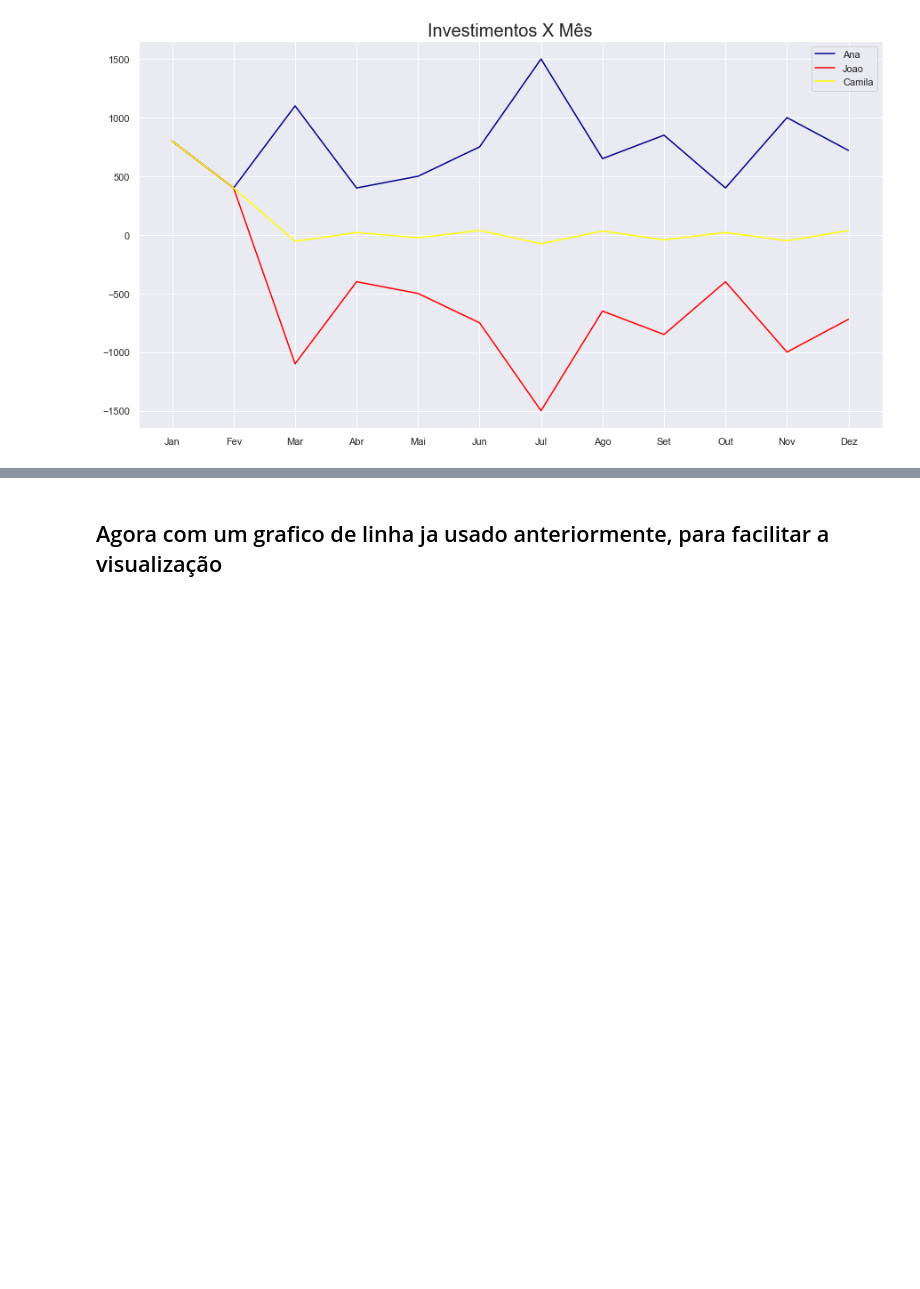
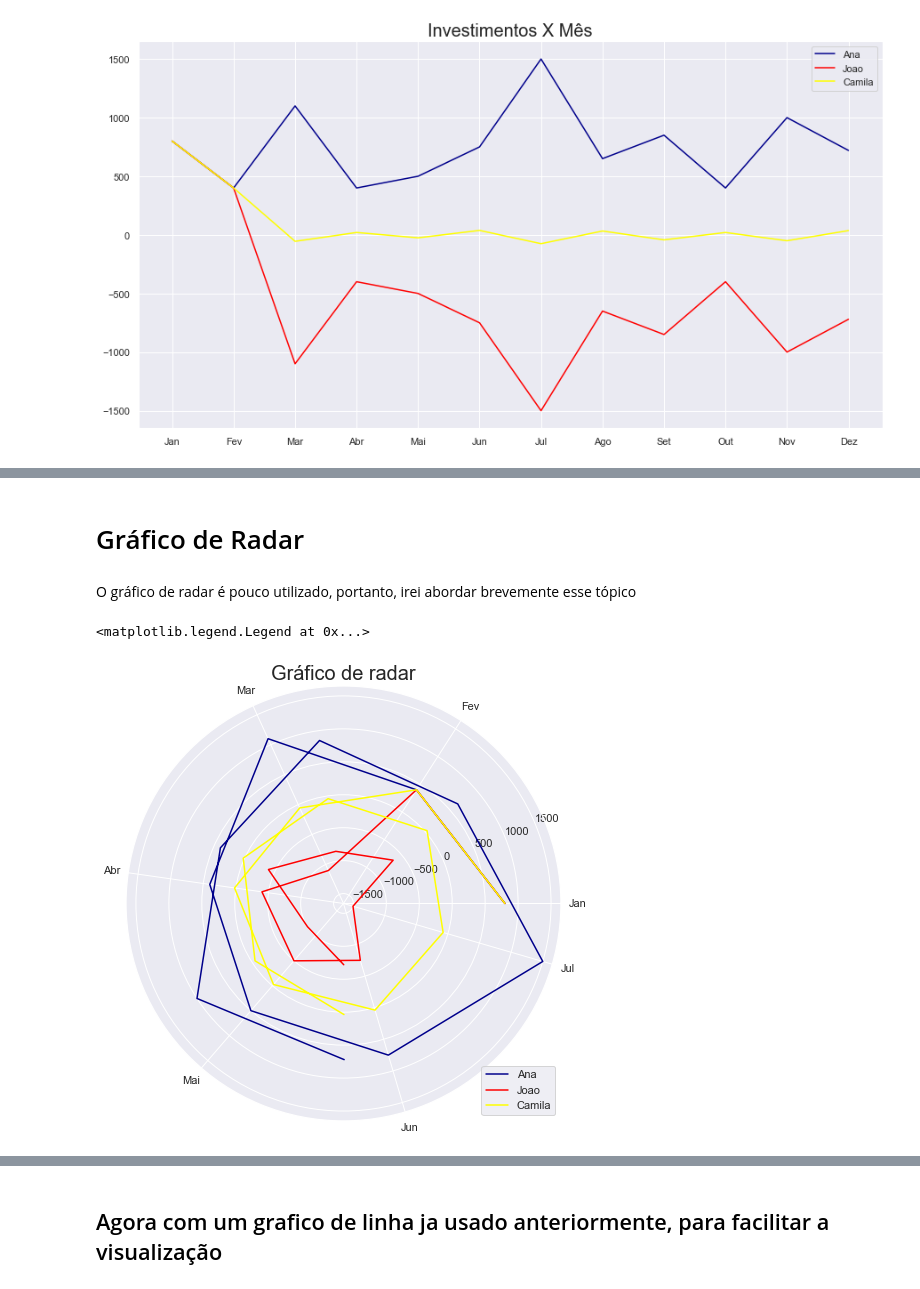
Before and after one commit to Wolfgang-Amadeus-Mozart/Analise_de_dados_Geral, a Jupyter notebook: Data Visualization com python/Data_Visualization.ipynb, the cells around one changed output, grey strips where cells are left out. Drawn from its saved outputs; the diff is of its cells as text; code cells hidden in the pictures; blank space fills up the shorter version.

```diff
--- a/Data Visualization com python/Data_Visualization.ipynb
+++ b/Data Visualization com python/Data_Visualization.ipynb
@@ -308,0 +322,14 @@ ax.legend()
+# %% [markdown]
+# Gráfico de Radar
+# %% [markdown]
+O gráfico de radar é pouco utilizado, portanto, irei abordar brevemente esse tópico
+# %%
+ax = plt.subplot(polar=True)
+ax.plot(df['Mês'],df['Ana'], label = 'Ana', c='darkblue')
+ax.plot(df['Joao'], label = 'Joao', c='red')
+ax.plot(df['Camila'], label = 'Camila', c='yellow' )
+ax.set_title('Gráfico de radar', size=20)
+plt.legend(loc='lower right')
+# %% [output]
+<matplotlib.legend.Legend at 0x...>
+[figure, added]
```
Also changed, not shown: parts of 12 cells of this notebook.
